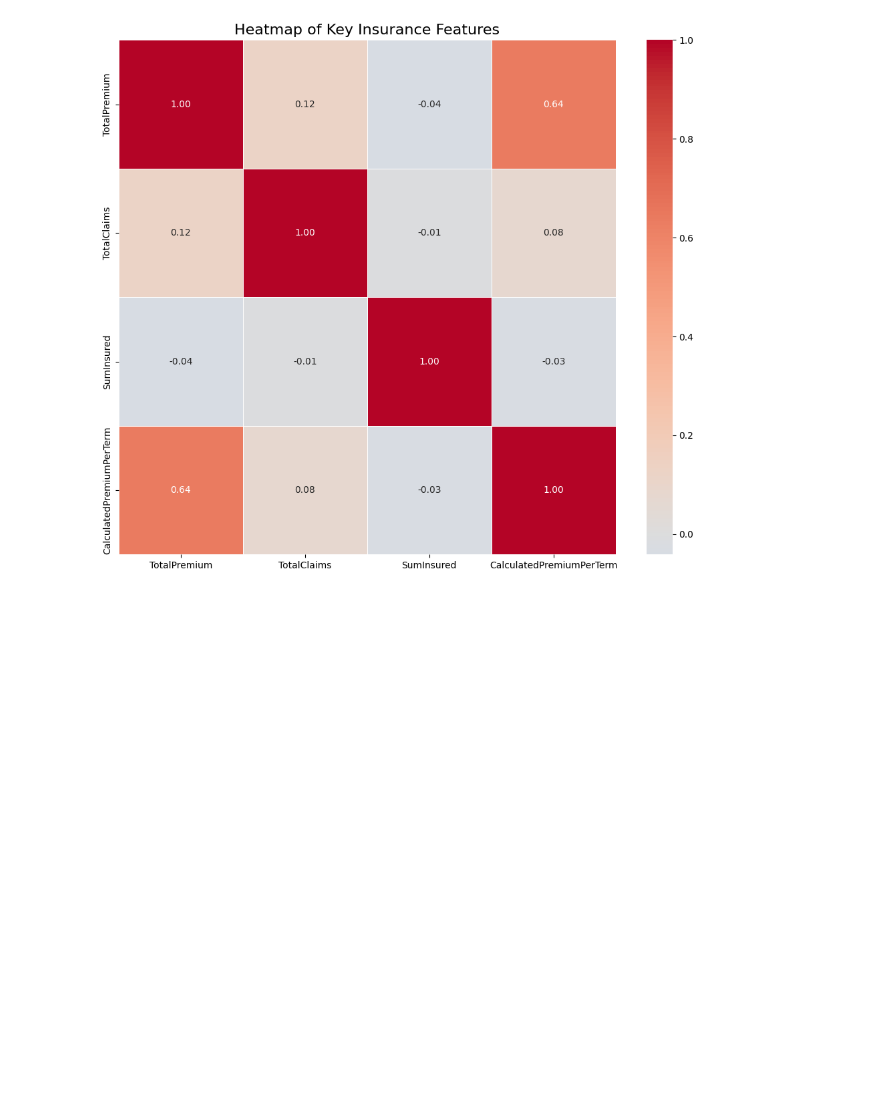
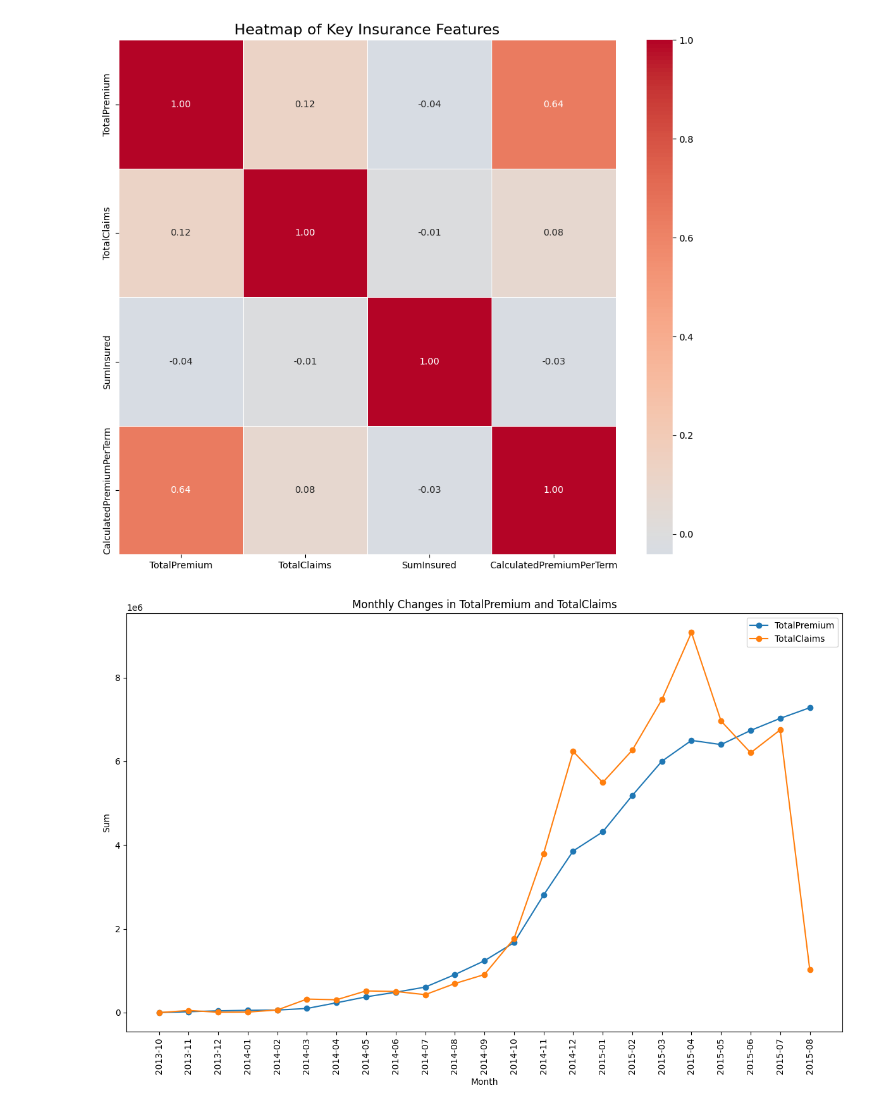
Before and after one commit to BekLG/Insurance-Data-Analysis---KAIM-W3, a Jupyter notebook: notebooks/EDA.ipynb, the cells around one changed output. Drawn from its saved outputs; the diff is of its cells as text; code cells hidden in the pictures; blank space fills up the shorter version.

```diff
--- a/notebooks/EDA.ipynb
+++ b/notebooks/EDA.ipynb
@@ -239,3 +239,26 @@ plt.title('Heatmap of Key Insurance Features', fontsize=16)
 plt.show()
 # %% [output]
 [figure]
+# %%
+# Ensure TransactionMonth is in datetime format
+data['TransactionMonth'] = pd.to_datetime(data['TransactionMonth'])
+# Aggregate data by month
+monthly_data = data.groupby(data['TransactionMonth'].dt.to_period('M')).agg({
+'TotalPremium': 'sum',
+'TotalClaims': 'sum'
+}).reset_index()
+# Plot monthly changes
+plt.figure(figsize=(12, 8))
+plt.plot(monthly_data['TransactionMonth'].astype(str),
+monthly_data['TotalPremium'], marker='o', label='TotalPremium')
+plt.plot(monthly_data['TransactionMonth'].astype(str),
+monthly_data['TotalClaims'], marker='o', label='TotalClaims')
+plt.title('Monthly Changes in TotalPremium and TotalClaims')
+plt.xlabel('Month')
+plt.ylabel('Sum')
+plt.xticks(rotation=90)
+plt.legend()
+plt.tight_layout()
+plt.show()
+# %% [output]
+[figure, added]
```
Also changed, not shown: parts of 1 cell of this notebook.
